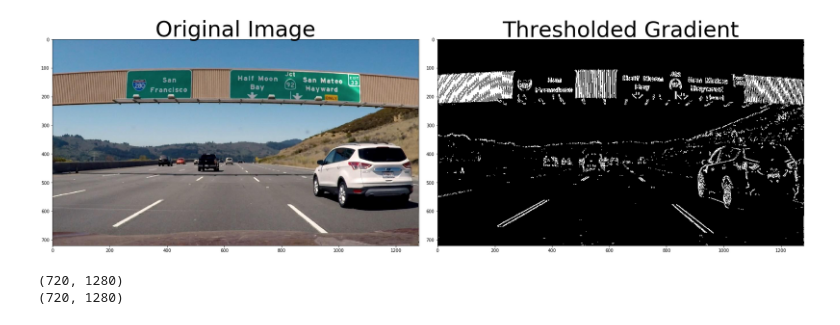
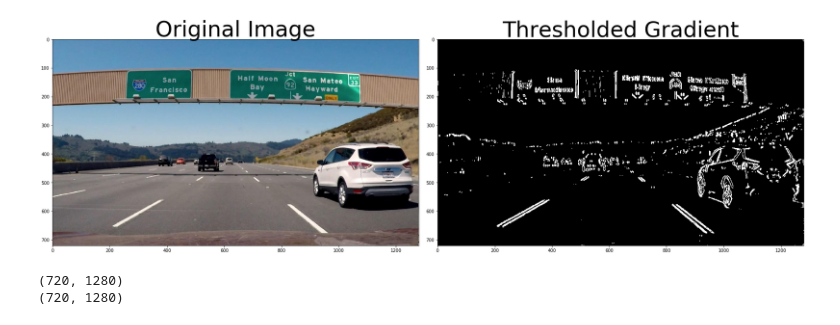
Before and after one commit to kadimetla/CarND-Advanced-Lane-Lines, a Jupyter notebook: play_magnitude_thresholds.ipynb, the cells around one changed output. Saved outputs shown, nothing was run; the diff lists cells and outputs as text; code cells hidden in the pictures.

```diff
--- a/play_magnitude_thresholds.ipynb
+++ b/play_magnitude_thresholds.ipynb
@@ -72,19 +74,19 @@ def dir_threshold(img, sobel_kernel=3, thresh=(0, np.pi/2)):
 # %%
 # Read in an image and grayscale it
 image = mpimg.imread('examples/signs_vehicles_xygrad.jpg')
 
 # Run the function
-grad_binary = abs_sobel_thresh(image, orient='x', sobel_kernel=3, thresh=(20, 100))
+grad_binary = abs_sobel_thresh(image, orient='x', sobel_kernel=15, thresh=(25, 100))
 # Plot the result
 f, (ax1, ax2) = plt.subplots(1, 2, figsize=(24, 9))
 f.tight_layout()
 ax1.imshow(image)
 ax1.set_title('Original Image', fontsize=50)
 ax2.imshow(grad_binary, cmap='gray')
 ax2.set_title('Thresholded Gradient', fontsize=50)
 plt.subplots_adjust(left=0., right=1, top=0.9, bottom=0.)
 # %% [output]
-[figure, old version]
+[figure, new version]
 # %%
 # Read in an image and grayscale it
 image = mpimg.imread('examples/signs_vehicles_xygrad.jpg')
```
Also changed, not shown: parts of 1 cell of this notebook, 10 other files.
